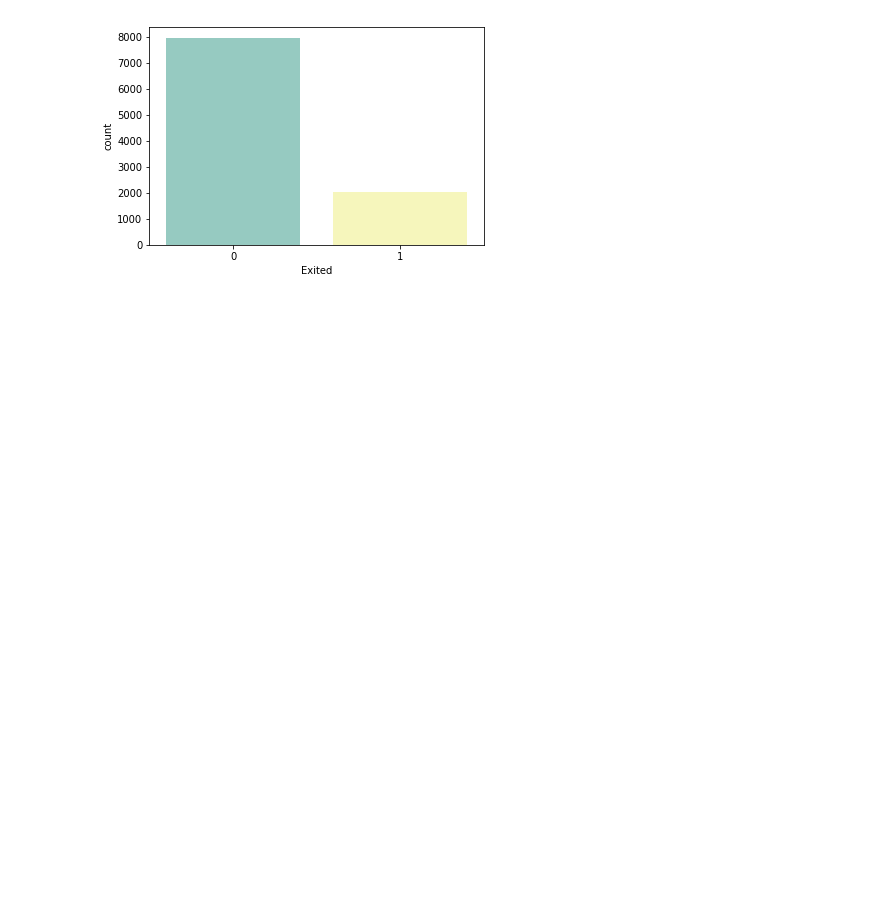
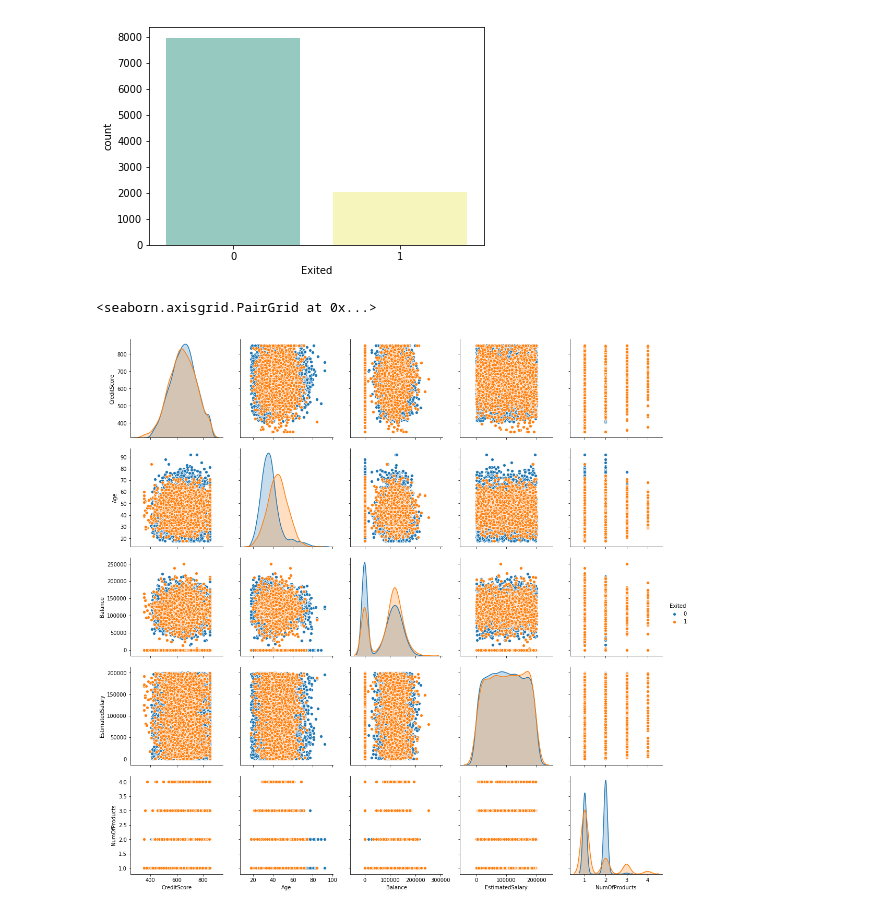
Before and after one commit to Dalthirr/NeuralNetworks, a Jupyter notebook: EDA.ipynb, the cells around one changed output. Cells and saved outputs as stored; diff of their text form; code cells hidden in the pictures; blank space fills up the shorter version.

```diff
--- a/EDA.ipynb
+++ b/EDA.ipynb
@@ -225,3 +199,11 @@ df.loc[:,'Exited'].value_counts()
 plt.show()
 # %% [output]
 [figure]
+# %%
+#Let's check pairplots for variables ['CreditScore','Age','Balance','EstimatedSalary','NumOfProducts']
+# And see how our target is distibuted there
+a=['CreditScore','Age','Balance','EstimatedSalary','NumOfProducts']
+sns.pairplot(df,x_vars=a,y_vars=a,hue='Exited',diag_kind='auto',height=3)
+# %% [output]
+<seaborn.axisgrid.PairGrid at 0x...>
+[figure, added]
```
Also changed, not shown: parts of 6 cells of this notebook.
